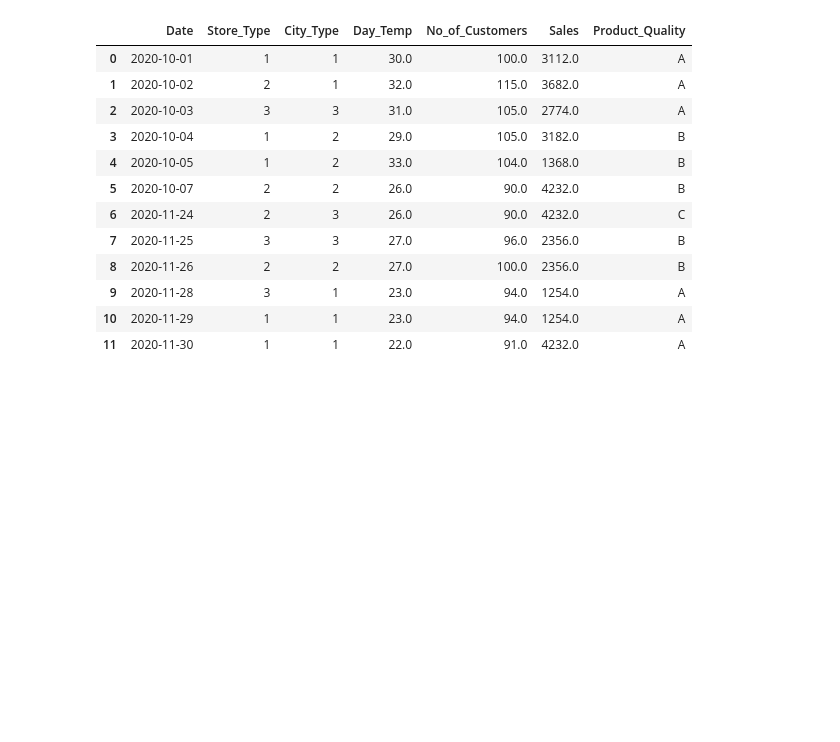
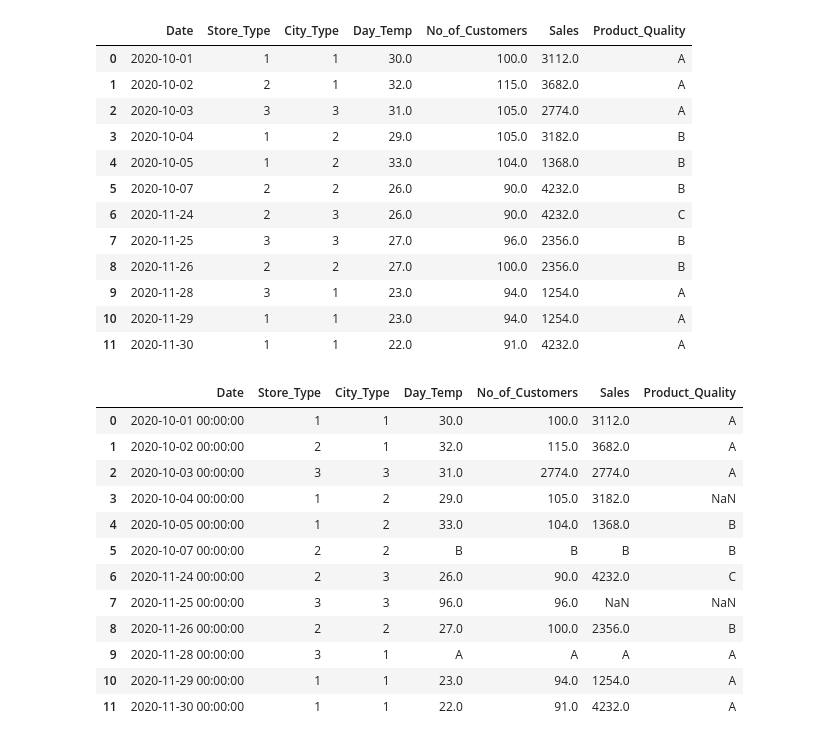
Before and after one commit to Kavithma-Thushal/Machine-Learning-Room-GDSE66, a Jupyter notebook: Day 6/Jupyter/main.ipynb, the cells around one changed output. Saved outputs shown, nothing was run; the diff lists cells and outputs as text; code cells hidden in the pictures; blank space fills up the shorter version.

```diff
--- a/Day 6/Jupyter/main.ipynb
+++ b/Day 6/Jupyter/main.ipynb
@@ -187,3 +187,20 @@ df_sales_bfill
 | 9 | 2020-11-28 | 3 | 1 | 23.0 | 94.0 | 1254.0 | A |
 | 10 | 2020-11-29 | 1 | 1 | 23.0 | 94.0 | 1254.0 | A |
 | 11 | 2020-11-30 | 1 | 1 | 22.0 | 91.0 | 4232.0 | A |
+# %%
+df_sales_1 = df_sales.bfill(axis="columns")
+df_sales_1
+# %% [output]
+|  | Date | Store_Type | City_Type | Day_Temp | No_of_Customers | Sales | Product_Quality |
+| 0 | 2020-10-01 00:00:00 | 1 | 1 | 30.0 | 100.0 | 3112.0 | A |
+| 1 | 2020-10-02 00:00:00 | 2 | 1 | 32.0 | 115.0 | 3682.0 | A |
+| 2 | 2020-10-03 00:00:00 | 3 | 3 | 31.0 | 2774.0 | 2774.0 | A |
+| 3 | 2020-10-04 00:00:00 | 1 | 2 | 29.0 | 105.0 | 3182.0 | NaN |
+| 4 | 2020-10-05 00:00:00 | 1 | 2 | 33.0 | 104.0 | 1368.0 | B |
+| 5 | 2020-10-07 00:00:00 | 2 | 2 | B | B | B | B |
+| 6 | 2020-11-24 00:00:00 | 2 | 3 | 26.0 | 90.0 | 4232.0 | C |
+| 7 | 2020-11-25 00:00:00 | 3 | 3 | 96.0 | 96.0 | NaN | NaN |
+| 8 | 2020-11-26 00:00:00 | 2 | 2 | 27.0 | 100.0 | 2356.0 | B |
+| 9 | 2020-11-28 00:00:00 | 3 | 1 | A | A | A | A |
+| 10 | 2020-11-29 00:00:00 | 1 | 1 | 23.0 | 94.0 | 1254.0 | A |
+| 11 | 2020-11-30 00:00:00 | 1 | 1 | 22.0 | 91.0 | 4232.0 | A |
```
Also changed, not shown: parts of 37 cells of this notebook, 1 other file.
